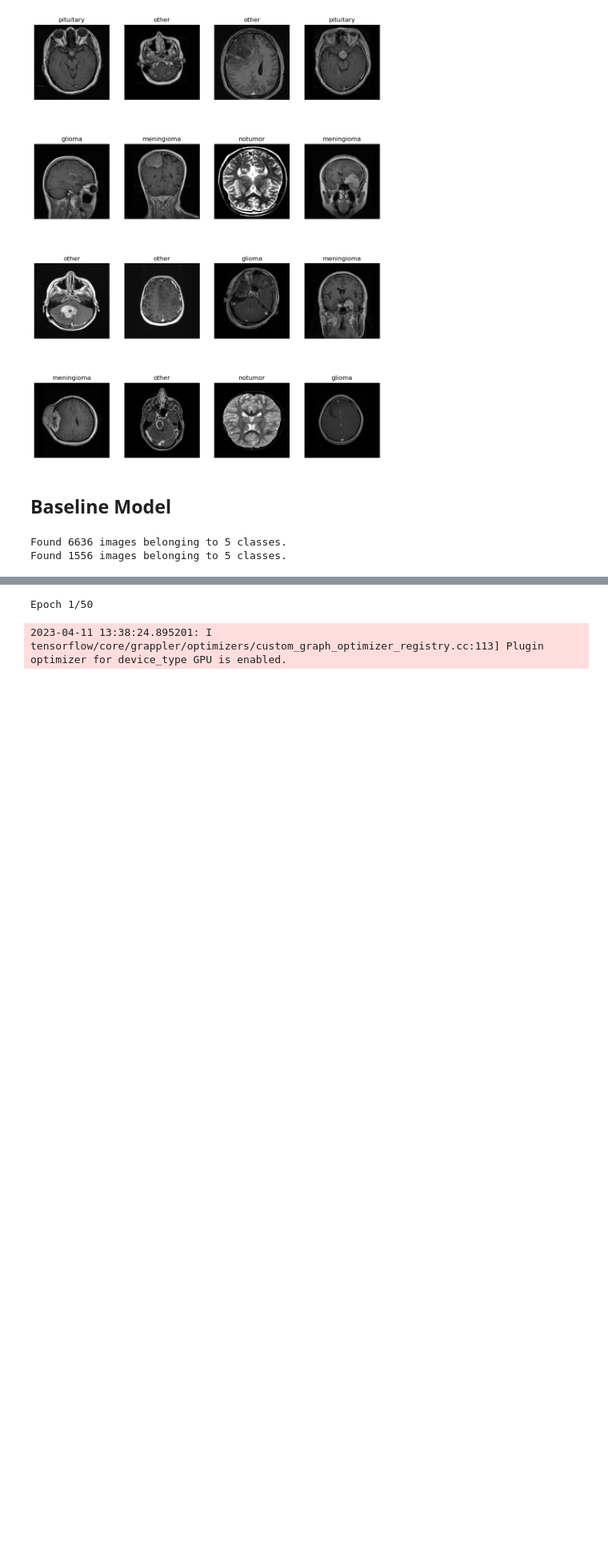
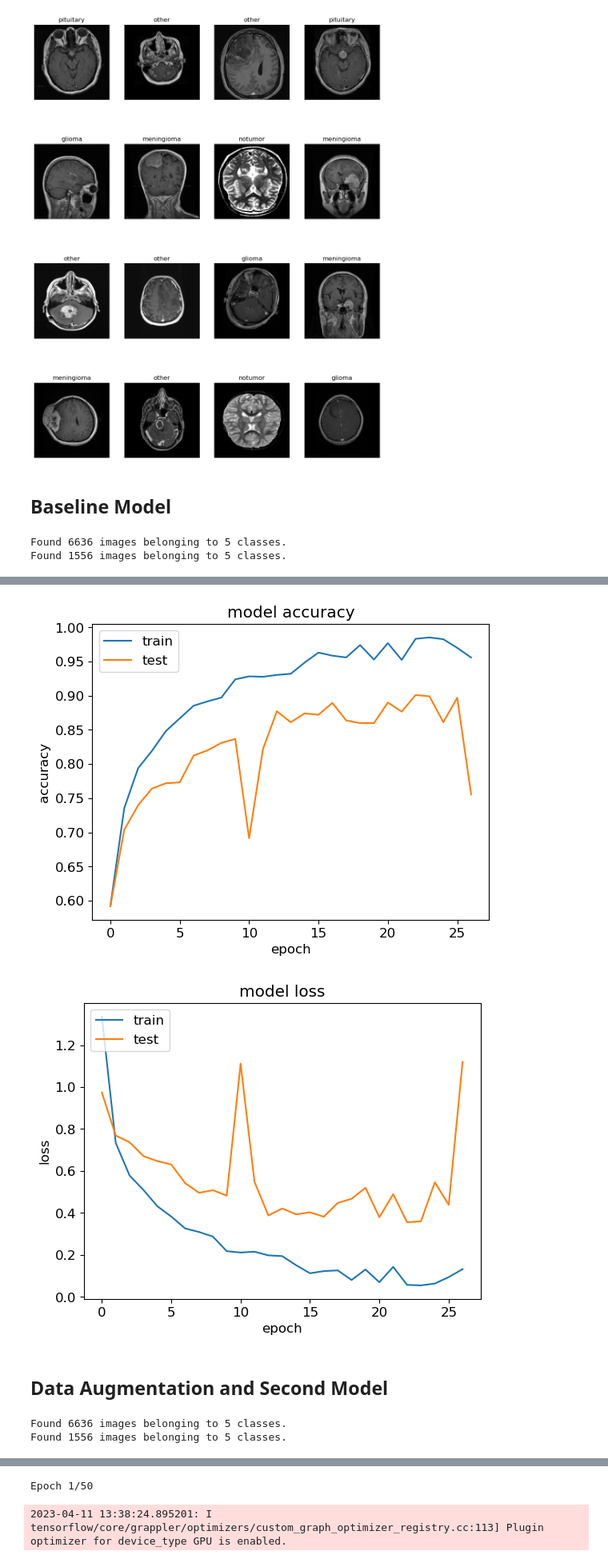
Before and after one commit to emgerber88/brain_tumor_CNN_classifier, a Jupyter notebook: Brain_Tumor_CNN_Modeling.ipynb, the cells around one changed output, grey strips where cells are left out. Shown at 80% size. Cells and saved outputs as stored; diff of their text form; code cells hidden in the pictures; blank space fills up the shorter version.

Commit message:
finished xfer learning models

```diff
--- a/Brain_Tumor_CNN_Modeling.ipynb
+++ b/Brain_Tumor_CNN_Modeling.ipynb
@@ -346,0 +276,51 @@ Epoch 50/50
+# %%
+# summarize history for accuracy
+plt.plot(base_model.history['accuracy'])
+plt.plot(base_model.history['val_accuracy'])
+plt.title('model accuracy')
+plt.ylabel('accuracy')
+plt.xlabel('epoch')
+plt.legend(['train', 'test'], loc='upper left')
+plt.show()
+# summarize history for loss
+plt.plot(base_model.history['loss'])
+plt.plot(base_model.history['val_loss'])
+plt.title('model loss')
+plt.ylabel('loss')
+plt.xlabel('epoch')
+plt.legend(['train', 'test'], loc='upper left')
+plt.show()
+# %% [output]
+[figure, added]
+[figure, added]
+# %% [markdown]
+## Data Augmentation and Second Model
+# %%
+train_datagen_aug = ImageDataGenerator(rescale=1./255,
+                                       horizontal_flip=True,
+                                       vertical_flip=True,
+                                       brightness_range=[0.75, 1.25])
+test_datagen_aug = ImageDataGenerator(rescale=1./255,
+                                      horizontal_flip=True,
+                                      vertical_flip=True,
+                                      brightness_range=[0.75, 1.25])
+batch_size = 32
+
+train_generator_aug = train_datagen_aug.flow_from_directory(
+        train_dir,
+        target_size=IMAGE_SIZE,
+        batch_size=batch_size,
+        class_mode='categorical',
+        color_mode='grayscale',
+        seed = 1990)
+
+test_generator_aug = test_datagen_aug.flow_from_directory(
+        test_dir,
+        target_size=IMAGE_SIZE,
+        batch_size=batch_size,
+        class_mode='categorical',
+        color_mode='grayscale',
+        seed = 1990)
+# %% [output]
+Found 6636 images belonging to 5 classes.
+Found 1556 images belonging to 5 classes.
```
Also changed, not shown: parts of 23 cells of this notebook.
